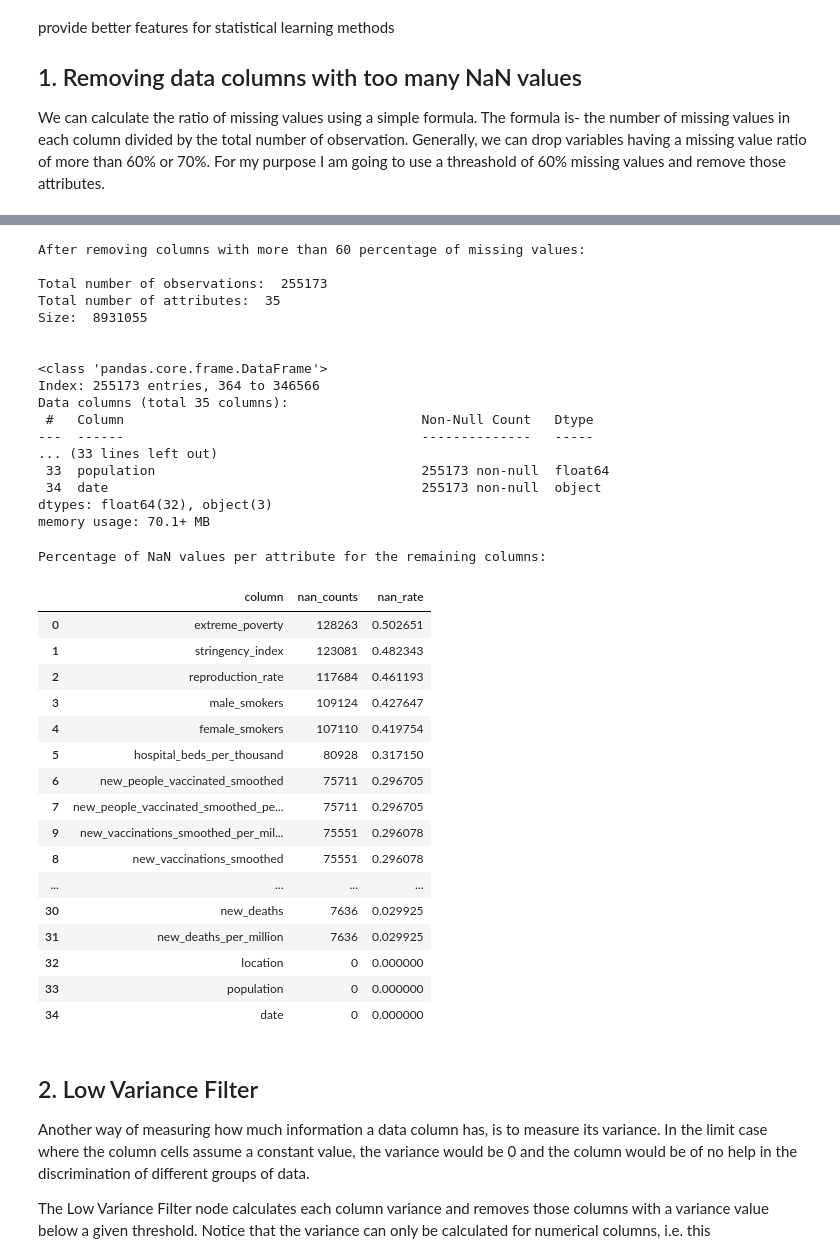
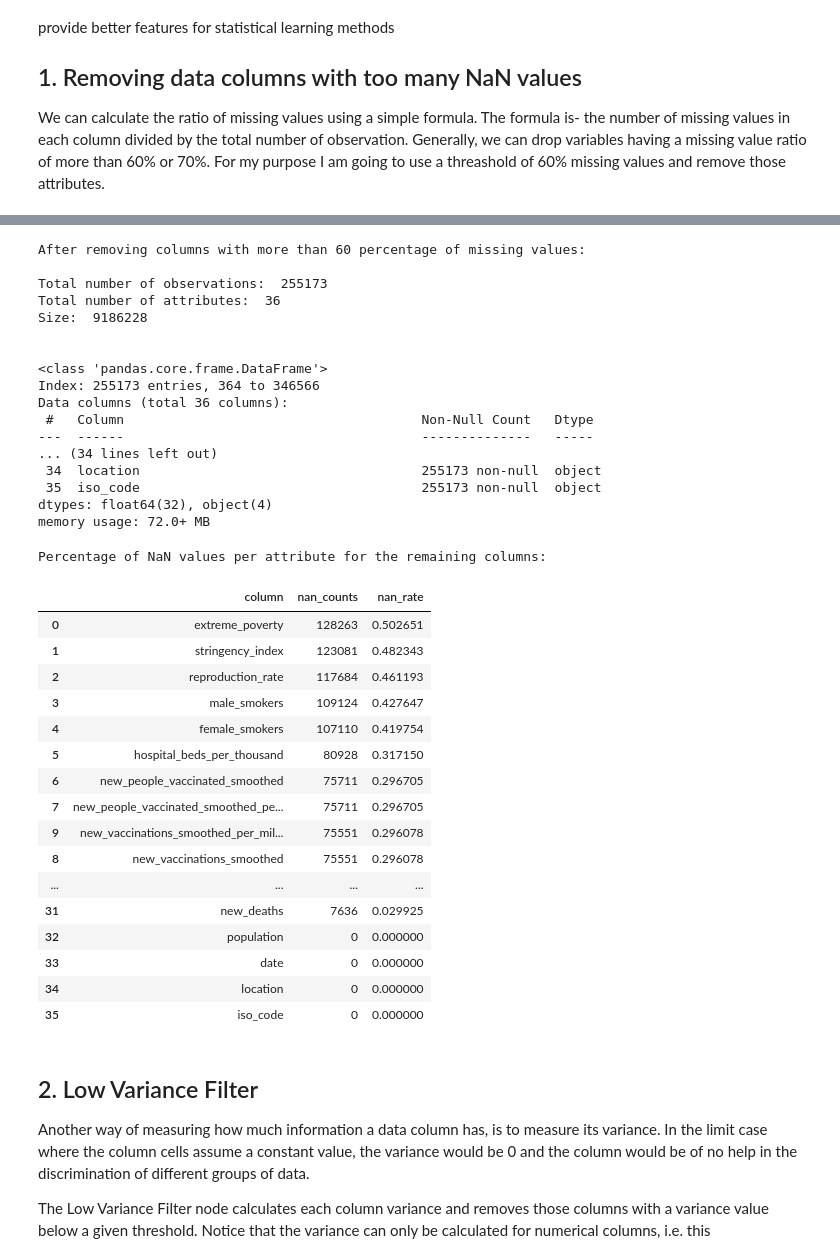
Before and after one commit to aamadorc/CIND820, a Jupyter notebook: CIND820_EDA.ipynb, the cells around one changed output, grey strips where cells are left out. Saved outputs shown, nothing was run; the diff lists cells and outputs as text; code cells hidden in the pictures.

```diff
--- a/CIND820_EDA.ipynb
+++ b/CIND820_EDA.ipynb
@@ -45,10 +45,10 @@ from sklearn.metrics import confusion_matrix
 The dataset, provided by Our World in Data, provides COVID-19 information collected by Our World in Data available to Kaggle community https://www.kaggle.com/datasets/caesarmario/our-world-in-data-covid19-dataset/download?datasetVersionNumber=418. This dataset is updated daily, for the purpose of this study I am analyzing the data with information up to Oct 7th, 2023.
 # %%
 # Load file
-covid_data = pd.read_csv('archive.zip', sep=',')
+raw_data = pd.read_csv('archive.zip', sep=',')
 
 #Explore data
-covid_data.head()
+raw_data.head()
 # %% [output]
 |  | iso_code | continent | location | date | total_cases | new_cases | new_cases_smoothed | total_deaths | ... |
 | 0 | AFG | Asia | Afghanistan | 2020-01-03 | NaN | 0.0 | NaN | NaN | ... |
@@ -122,17 +122,17 @@ Multiple vaccinates became available on the second semester of 2020. By December
 To avoid ..xxxxxx... we will remove data before Jan 1st, 2021 to consider data only with vaccinate availability
 # %%
 print("Original dataset:")
-print("Total number of observations: ", covid_data.shape[0])
-print("Total number of attributes: ", covid_data.shape[1])
-print("Size: ", covid_data.size)
+print("Total number of observations: ", raw_data.shape[0])
+print("Total number of attributes: ", raw_data.shape[1])
+print("Size: ", raw_data.size)
 
 
-covid_data = covid_data.drop(covid_data[covid_data.date < '2021-01-01'].index)
+post_vaccine_data = raw_data.drop(raw_data[raw_data.date < '2021-01-01'].index)
 
 print("\nAfter removing data before vaccinate was available around the world (Jan 1st, 2021):")
-print("Total number of observations: ", covid_data.shape[0])
-print("Total number of attributes: ", covid_data.shape[1])
-print("Size: ", covid_data.size)
+print("Total number of observations: ", post_vaccine_data.shape[0])
+print("Total number of attributes: ", post_vaccine_data.shape[1])
+print("Size: ", post_vaccine_data.size)
 # %% [output]
 Original dataset:
 Total number of observations:  346567
@@ -251,61 +191,59 @@ Attributes with more than 60 percentage of missing values:
 # %%
 
-my_columns = describe_nan(covid_data).sort_values(by="nan_rate", ascending=False).query("nan_rate < %s"%threashold_NaN)[["column"]]
+my_columns = describe_nan(post_vaccine_data).sort_values(by="nan_rate", ascending=False).query("nan_rate < %s"%threashold_NaN)[["column"]]
 my_columns = my_columns['column'].to_list()
 
 #dr1 -> Dimensionality Reduction - 1. Removing data columns with too many missing values
-dr1_covid_data = covid_data[my_columns]
+dr1_data = post_vaccine_data[my_columns]
 
 print("After removing columns with more than 60 percentage of missing values:\n")
-print("Total number of observations: ", dr1_covid_data.shape[0])
-print("Total number of attributes: ", dr1_covid_data.shape[1])
-print("Size: ", dr1_covid_data.size)
+print("Total number of observations: ", dr1_data.shape[0])
+print("Total number of attributes: ", dr1_data.shape[1])
+print("Size: ", dr1_data.size)
 print("\n")
-dr1_covid_data.info()
+dr1_data.info()
 # %% [output]
 After removing columns with more than 60 percentage of missing values:
 
 Total number of observations:  255173
-Total number of attributes:  35
-Size:  8931055
+Total number of attributes:  36
+Size:  9186228
 
 
 <class 'pandas.core.frame.DataFrame'>
 Index: 255173 entries, 364 to 346566
-Data columns (total 35 columns):
+Data columns (total 36 columns):
  #   Column                                      Non-Null Count   Dtype
 ---  ------                                      --------------   -----
-... (33 lines left out)
- 33  population                                  255173 non-null  float64
- 34  date                                        255173 non-null  object
-dtypes: float64(32), object(3)
-memory usage: 70.1+ MB
+... (34 lines left out)
+ 34  location                                    255173 non-null  object
+ 35  iso_code                                    255173 non-null  object
+dtypes: float64(32), object(4)
+memory usage: 72.0+ MB
 # %%
 print("Percentage of NaN values per attribute for the remaining columns:\n")
-describe_nan(dr1_covid_data).sort_values(by="nan_rate", ascending=False)
+describe_nan(dr1_data).sort_values(by="nan_rate", ascending=False)
 
-# To manage memory dur to the size of the dataset, I am keeping one version of the dataset and removing any temporary copy
-covid_data = dr1_covid_data
-del(dr1_covid_data)
+# del(dr1_data)
 # %% [output]
 Percentage of NaN values per attribute for the remaining columns:
 |  | column | nan_counts | nan_rate |
 | 0 | extreme_poverty | 128263 | 0.502651 |
 | 1 | stringency_index | 123081 | 0.482343 |
 | 2 | reproduction_rate | 117684 | 0.461193 |
 | 3 | male_smokers | 109124 | 0.427647 |
 | 4 | female_smokers | 107110 | 0.419754 |
 | 5 | hospital_beds_per_thousand | 80928 | 0.317150 |
 | 6 | new_people_vaccinated_smoothed | 75711 | 0.296705 |
 | 7 | new_people_vaccinated_smoothed_pe... | 75711 | 0.296705 |
 | 9 | new_vaccinations_smoothed_per_mil... | 75551 | 0.296078 |
 | 8 | new_vaccinations_smoothed | 75551 | 0.296078 |
 | ... | ... | ... | ... |
-| 30 | new_deaths | 7636 | 0.029925 |
-| 31 | new_deaths_per_million | 7636 | 0.029925 |
-| 32 | location | 0 | 0.000000 |
-| 33 | population | 0 | 0.000000 |
-| 34 | date | 0 | 0.000000 |
+| 31 | new_deaths | 7636 | 0.029925 |
+| 32 | population | 0 | 0.000000 |
+| 33 | date | 0 | 0.000000 |
+| 34 | location | 0 | 0.000000 |
+| 35 | iso_code | 0 | 0.000000 |
 # %% [markdown]
 ## 2. Low Variance Filter
 
```
Also changed, not shown: parts of 32 cells of this notebook, 1 other file.
